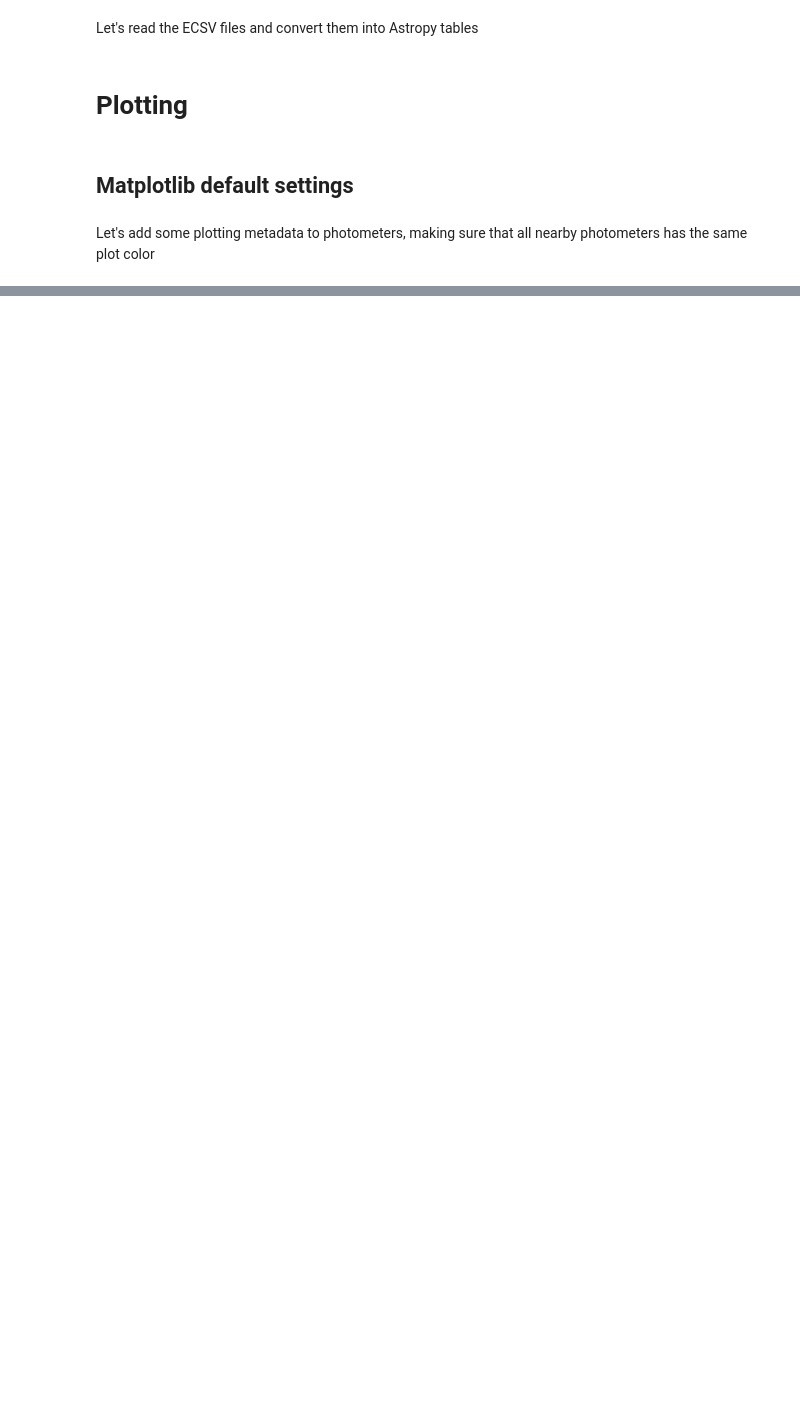
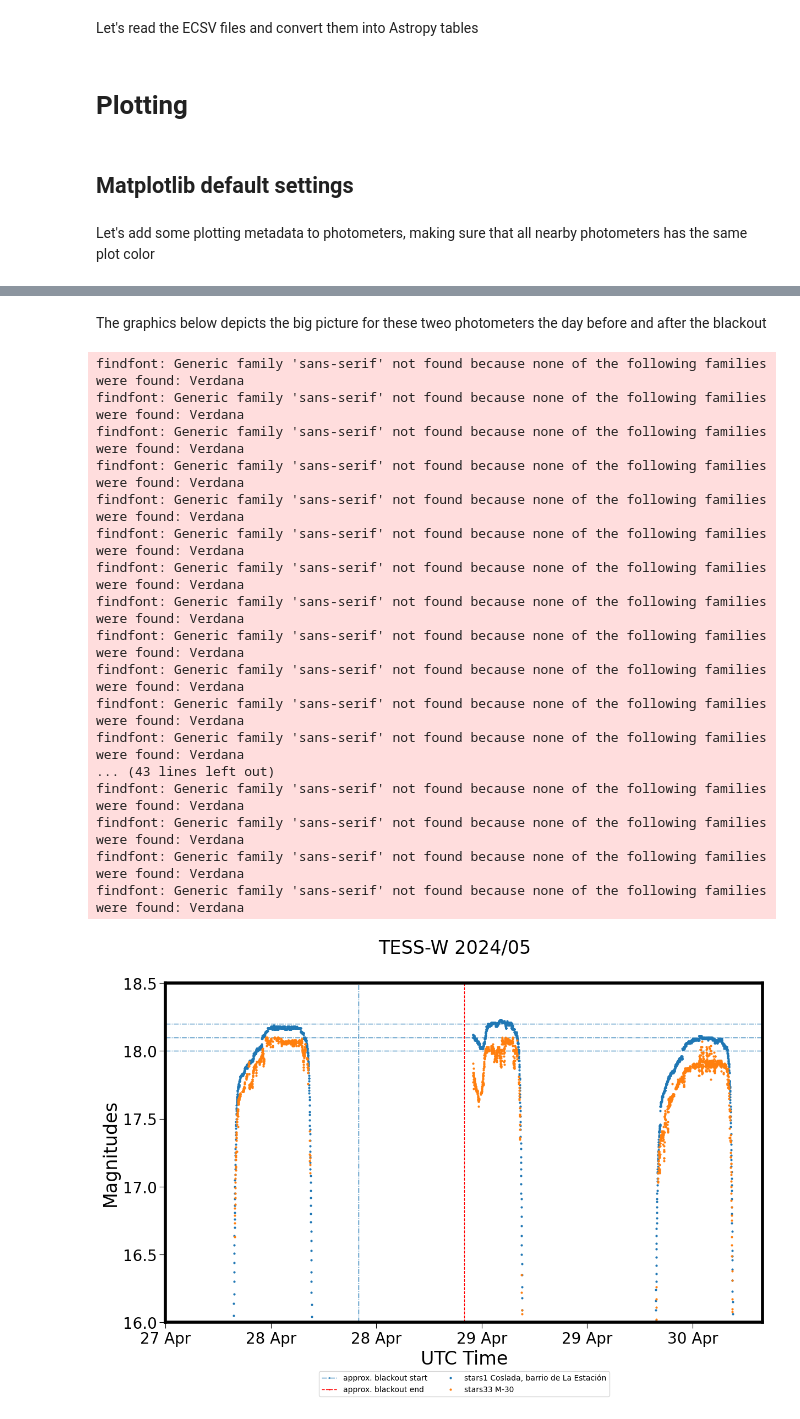
Before and after one commit to STARS4ALL/blackout, a Jupyter notebook: Blackout.ipynb, the cells around one changed output, grey strips where cells are left out. Cells and saved outputs as stored; diff of their text form; code cells hidden in the pictures; blank space fills up the shorter version.

```diff
--- a/Blackout.ipynb
+++ b/Blackout.ipynb
@@ -146,7 +155,7 @@ def assign_colors(tables: Sequence[Table], colors: Iterable, distance) -> None:
 Lets define our working list of photometers
 # %%
 PHOT_BLACK_LIST = []
-PHOT_WHITE_LIST = ["stars1", "stars51", "stars33", "stars7", "stars17", "stars73","stars62","stars66","stars52","stars9"]
+PHOT_WHITE_LIST = ["stars1",  "stars33", ]
 # %%
 paths = scan_ecsv_files(root_dir="ecsv", phot_blacklist=PHOT_BLACK_LIST, phot_whitelist=PHOT_WHITE_LIST)
 paths
@@ -272,0 +202,51 @@ findfont: Generic family 'sans-serif' not found because none of the following fa
+# %% [markdown]
+The graphics below depicts the big picture for these tweo photometers the day before and after the blackout
+# %%
+START_DATE=datetime(2025,4,27,12,0,0,tzinfo=timezone.utc)
+END_DATE=datetime(2025,4,30,8,0,0,tzinfo=timezone.utc)
+
+LOW_MAG=16
+HIGH_MAG=18.5
+
+BLACKOUT_START=datetime(2025,4,28,10,0,0,tzinfo=timezone.utc)
+BLACKOUT_END=datetime(2025,4,28,22,0,0,tzinfo=timezone.utc)
+# %%
+fig, axes = plt.subplots(nrows=1, ncols=1, figsize=(14, 8))
+fig.suptitle('TESS-W 2024/05')
+axes.set_xlim(START_DATE, END_DATE)
+axes.set_ylim(LOW_MAG,HIGH_MAG)
+axes.axhline(18.0,lw=1, linestyle="-.")
+axes.axhline(18.1,lw=1, linestyle="-.")
+axes.axhline(18.2,lw=1, linestyle="-.")
+axes.axvline(BLACKOUT_START,lw=1, linestyle="-.", label="approx. blackout start")
+axes.axvline(BLACKOUT_END,lw=1, linestyle="--", color="r", label="approx. blackout end")
+axes.xaxis.set_major_formatter(horaFmt)
+axes.set_xlabel("UTC Time")
+axes.set_ylabel("Magnitudes")
+axes.legend(fontsize=12)
+for table in tables:
+    label = table.meta["mpl"]["label"]
+    color = table.meta["mpl"]["color"]
+    axes.plot(table.time.datetime,table['MSAS'], ms=2, color=color, label=label)
+axes.xaxis.set_major_formatter(diaFmt)
+plt.legend(fontsize=10, loc="lower center", bbox_to_anchor=(0.5, -0.23), ncol=2, frameon=True) # legends out of main drawing area
+plt.show()
+# %% [output]
+findfont: Generic family 'sans-serif' not found because none of the following families were found: Verdana
+findfont: Generic family 'sans-serif' not found because none of the following families were found: Verdana
+findfont: Generic family 'sans-serif' not found because none of the following families were found: Verdana
+findfont: Generic family 'sans-serif' not found because none of the following families were found: Verdana
+findfont: Generic family 'sans-serif' not found because none of the following families were found: Verdana
+findfont: Generic family 'sans-serif' not found because none of the following families were found: Verdana
+findfont: Generic family 'sans-serif' not found because none of the following families were found: Verdana
+findfont: Generic family 'sans-serif' not found because none of the following families were found: Verdana
+findfont: Generic family 'sans-serif' not found because none of the following families were found: Verdana
+findfont: Generic family 'sans-serif' not found because none of the following families were found: Verdana
+findfont: Generic family 'sans-serif' not found because none of the following families were found: Verdana
+findfont: Generic family 'sans-serif' not found because none of the following families were found: Verdana
+... (43 lines left out)
+findfont: Generic family 'sans-serif' not found because none of the following families were found: Verdana
+findfont: Generic family 'sans-serif' not found because none of the following families were found: Verdana
+findfont: Generic family 'sans-serif' not found because none of the following families were found: Verdana
+findfont: Generic family 'sans-serif' not found because none of the following families were found: Verdana
+[figure, added]
```
Also changed, not shown: parts of 17 cells of this notebook.
